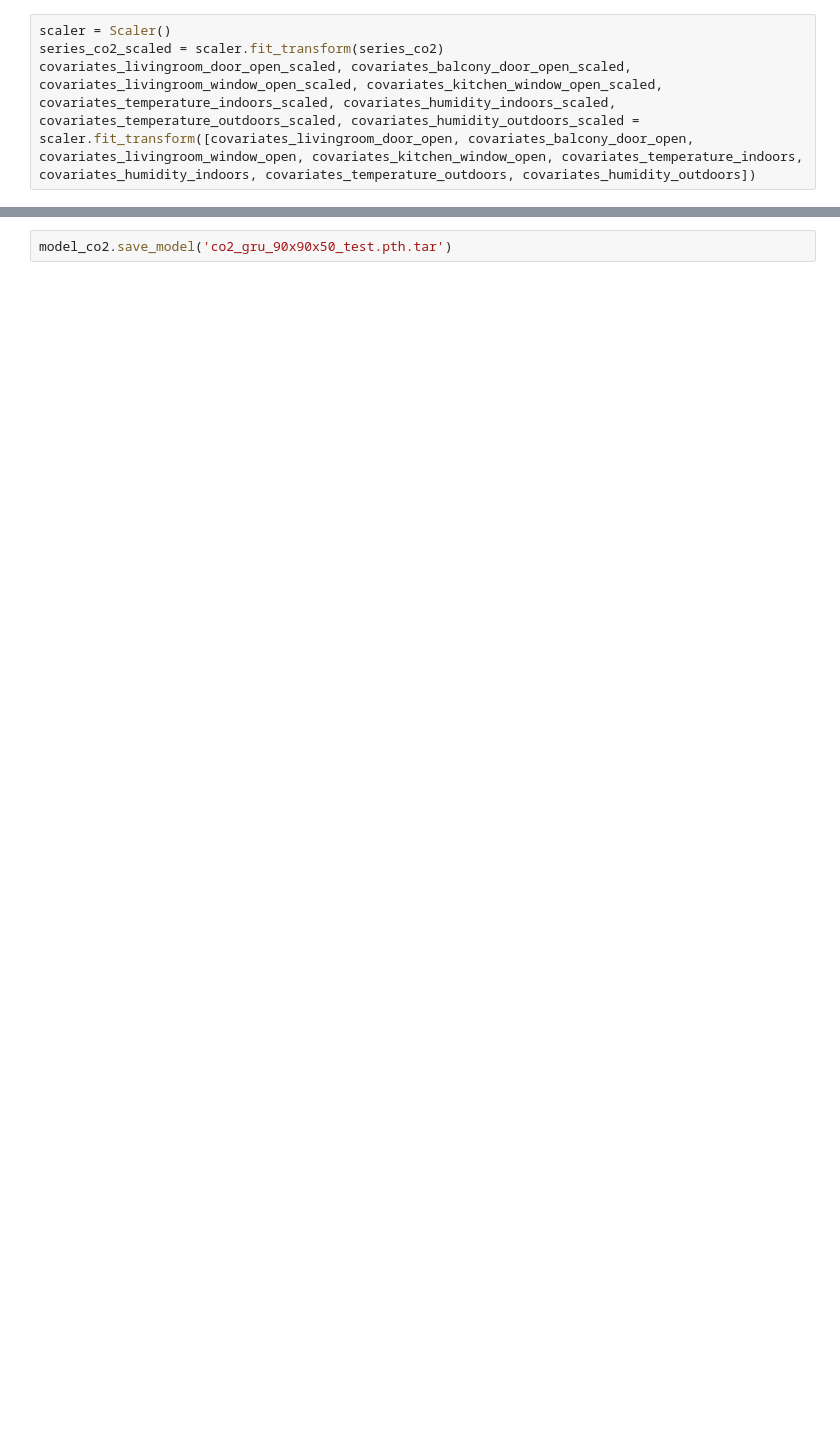
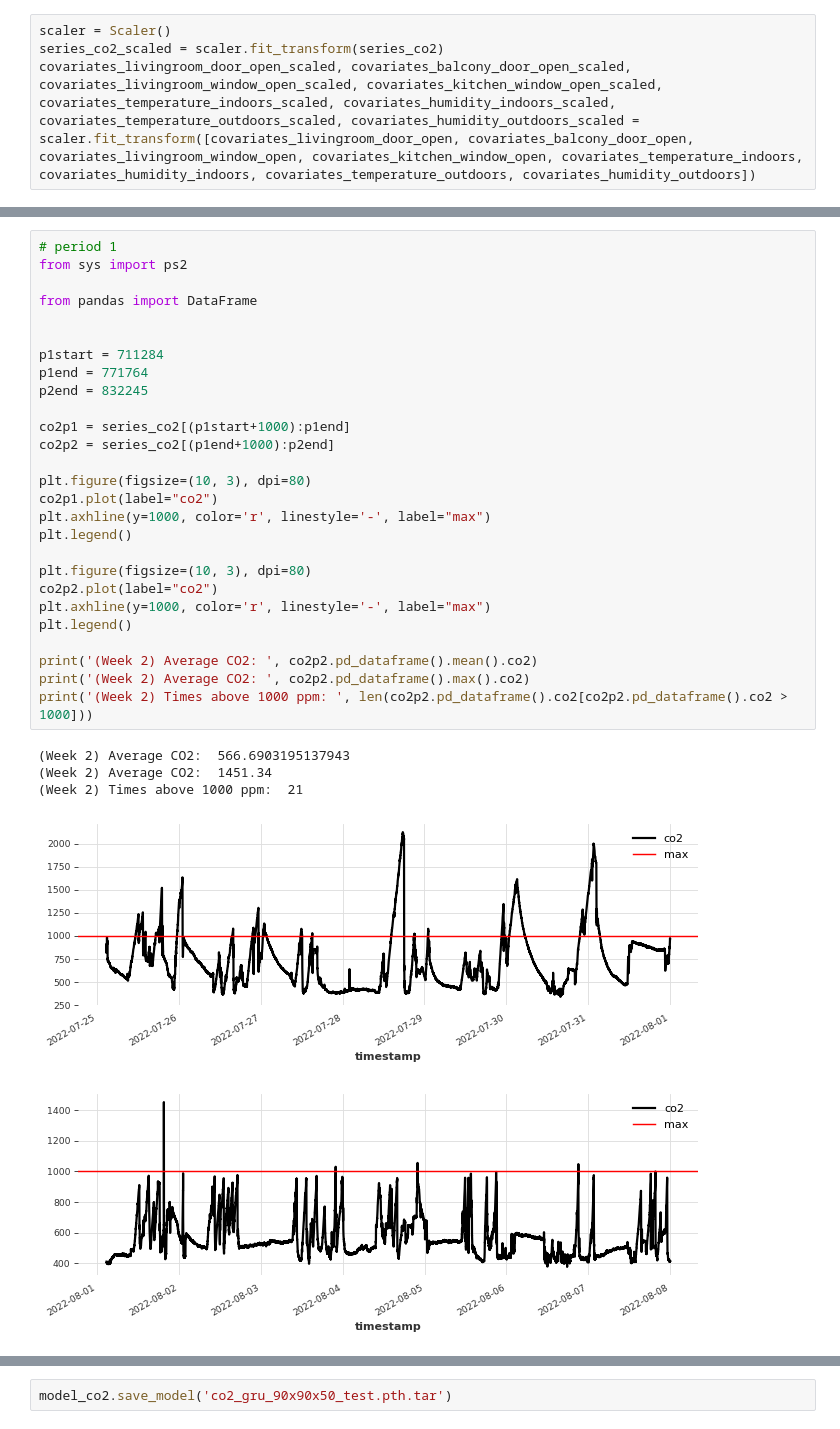
Before and after one commit to manuelbrgr/indoor-air-monitor, a Jupyter notebook: machine-learning/train-model.ipynb, the cells around one changed output, grey strips where cells are left out. Cells and saved outputs as stored; diff of their text form; blank space fills up the shorter version.

```diff
--- a/machine-learning/train-model.ipynb
+++ b/machine-learning/train-model.ipynb
@@ -110,3 +140,36 @@ test_covariates = test_covariates_livingroom_door_open.stack(test_covariates_bal
+# %%
+# period 1
+from sys import ps2
+
+from pandas import DataFrame
+
+
+p1start = 711284
+p1end = 771764
+p2end = 832245
+
+co2p1 = series_co2[(p1start+1000):p1end]
+co2p2 = series_co2[(p1end+1000):p2end]
+
+plt.figure(figsize=(10, 3), dpi=80)
+co2p1.plot(label="co2")
+plt.axhline(y=1000, color='r', linestyle='-', label="max")
+plt.legend()
+
+plt.figure(figsize=(10, 3), dpi=80)
+co2p2.plot(label="co2")
+plt.axhline(y=1000, color='r', linestyle='-', label="max")
+plt.legend()
+
+print('(Week 2) Average CO2: ', co2p2.pd_dataframe().mean().co2)
+print('(Week 2) Average CO2: ', co2p2.pd_dataframe().max().co2)
+print('(Week 2) Times above 1000 ppm: ', len(co2p2.pd_dataframe().co2[co2p2.pd_dataframe().co2 > 1000]))
+# %% [output]
+(Week 2) Average CO2:  566.6903195137943
+(Week 2) Average CO2:  1451.34
+(Week 2) Times above 1000 ppm:  21
+[figure, added]
+[figure, added]
 # %%
 model_co2 = BlockRNNModel(
     model="GRU",
```
Also changed, not shown: parts of 7 cells of this notebook, 8 other files.
